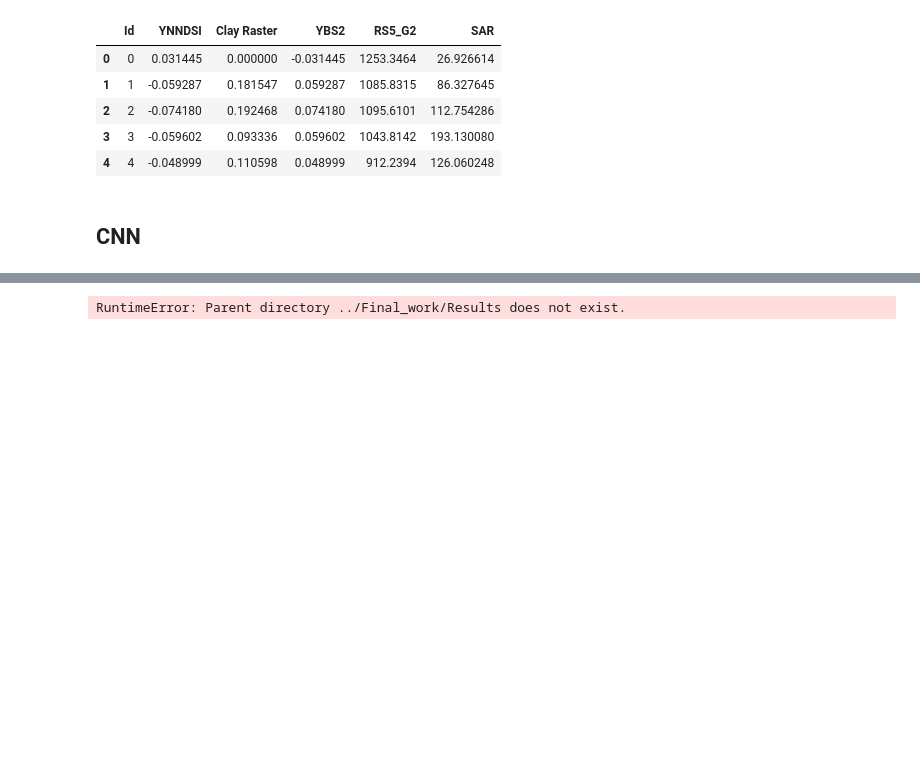
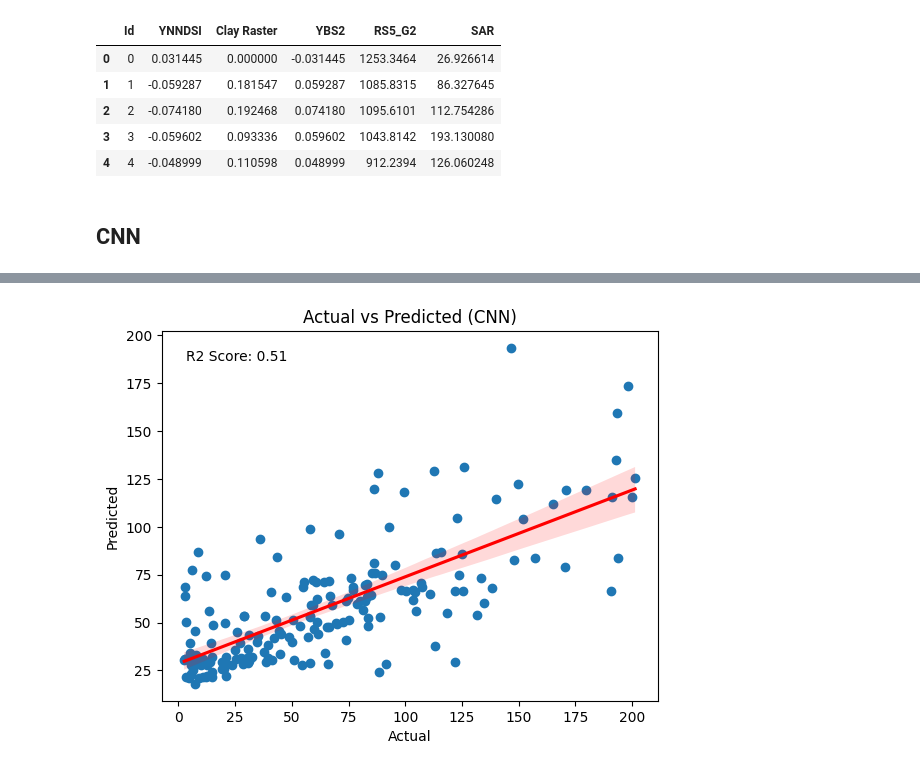
Before and after one commit to Emmanuel461/PML_2023_2024, a Jupyter notebook: Final_work/Codes/Modeling.ipynb, the cells around one changed output, grey strips where cells are left out. Drawn from its saved outputs; the diff is of its cells as text; code cells hidden in the pictures; blank space fills up the shorter version.

Commit message:
Update- CNN and predictions

```diff
--- a/Final_work/Codes/Modeling.ipynb
+++ b/Final_work/Codes/Modeling.ipynb
@@ -236,4 +238,49 @@ RuntimeError: Numpy is not available
 # %%
-torch.save(model.state_dict(), "../Final_work/Results/model.pth")
+# Guardar el estado del modelo
+torch.save(model.state_dict(), '../Results/model.pth')
-# %% [output]
-RuntimeError: Parent directory ../Final_work/Results does not exist.
+# %%
+import matplotlib.pyplot as plt
+import seaborn as sns
+from sklearn.metrics import r2_score
+import numpy as np
+
+X_t = pd.DataFrame(X, columns= list).dropna()
+y_t = pd.DataFrame(y[["SAR"]]).dropna()
+
+# Escalar características X1
+X_t_scaled = scaler.fit_transform(X_t)
+
+# Convertir a tensores de PyTorch
+X1_tensor = torch.tensor(X_t_scaled, dtype=torch.float32).cpu()
+y1_tensor = torch.tensor(y_t.values.flatten(), dtype=torch.float32).cpu()  # Convertir a un tensor 1D
+
+# Crear un DataLoader para los datos X1 e y1
+data_tensor = TensorDataset(X1_tensor, y1_tensor)
+data_loader = DataLoader(data_tensor, batch_size=batch_size)
+
+# Obtener las predicciones del modelo en los datos X1
+y_pred_all_cnn = get_predictions(model, data_loader)
+
+y1_tensor = y1_tensor.numpy()
+
+all_predicted =  np.array(y_pred_all_cnn)
+
+# Calcular R2 score
+r2_all_cnn = r2_score(y1_tensor, all_predicted)
+
+# Plotting the scatter plot
+fig, ax = plt.subplots()
+ax.scatter(y1_tensor, y_pred_all_cnn)
+ax.set_xlabel('Actual')
+ax.set_ylabel('Predicted')
+ax.set_title("Actual vs Predicted (CNN)")
+
+# Agregar la línea de regresión
+sns.regplot(x=y1_tensor, y=y_pred_all_cnn, scatter=False, ax=ax, color='red')
+
+# Agregar el coeficiente de determinación (R2) como anotación
+ax.annotate(f'R2 Score: {r2_all_cnn:.2f}', xy=(0.05, 0.95), xycoords='axes fraction', ha='left', va='top')
+
+plt.show()
+# %% [output]
+[figure, added]
```
Also changed, not shown: parts of 3 cells of this notebook, 2 other files.
